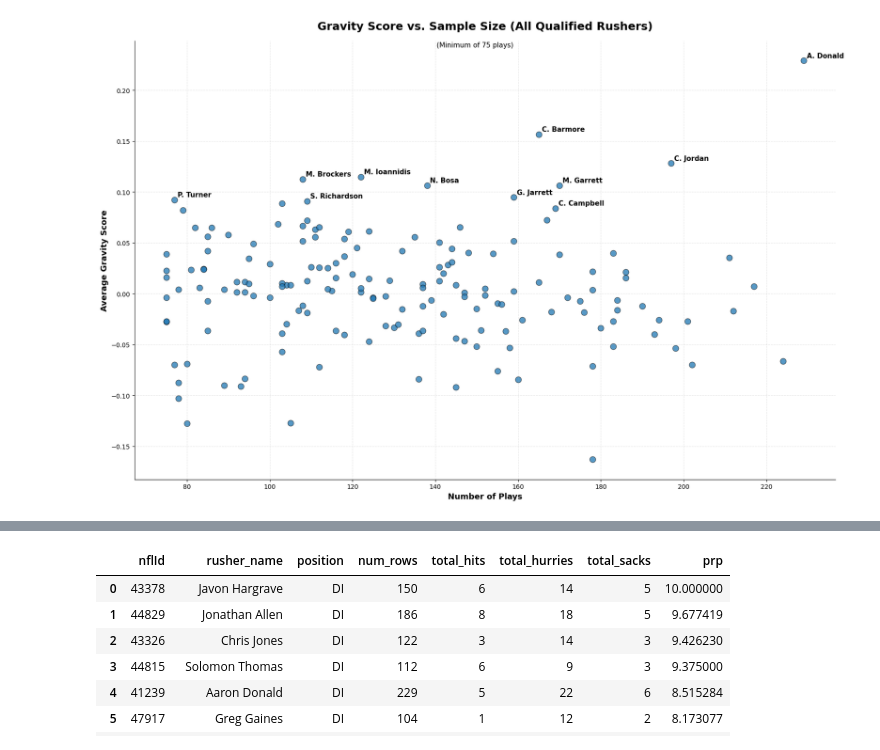
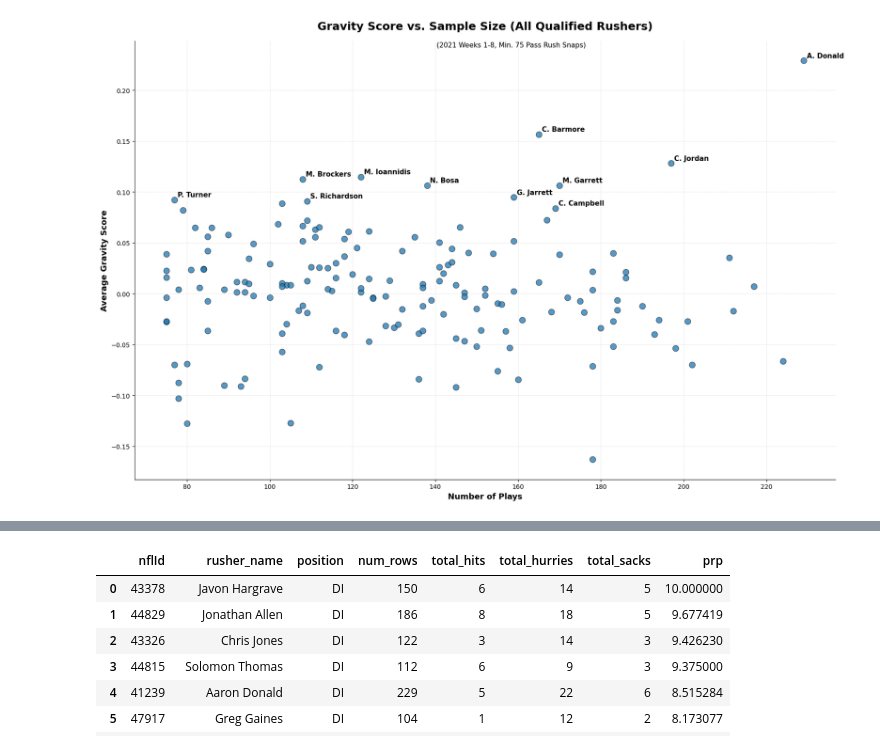
Before and after one commit to mouchatt6/BSA-Football-2026-Gravity-Metrics, a Jupyter notebook: Data Cleaning + Engineering/scripts/gravity_visualizations.ipynb, the cells around one changed output, grey strips where cells are left out. Drawn from its saved outputs; the diff is of its cells as text; code cells hidden in the pictures.

```diff
--- a/Data Cleaning + Engineering/scripts/gravity_visualizations.ipynb
+++ b/Data Cleaning + Engineering/scripts/gravity_visualizations.ipynb
@@ -321,35 +321,35 @@ for _, row in label_df.iterrows():
 # 5. Styling
 # --------------------------------------------
 ax.set_title(
     "Gravity Score vs. Sample Size (All Qualified Rushers)",
     fontsize=18,
     fontweight="bold",
     pad=18
 )
 
 ax.set_xlabel("Number of Plays", fontsize=13, fontweight="bold")
 ax.set_ylabel("Average Gravity Score", fontsize=13, fontweight="bold")
 
 ax.grid(True, linestyle="--", alpha=0.3)
 ax.spines["top"].set_visible(False)
 ax.spines["right"].set_visible(False)
 
 fig.text(
     0.45,
     0.934,
-    "(Minimum of 75 plays)",
+    "(2021 Weeks 1-8, Min. 75 Pass Rush Snaps)",
     fontsize=11
 )
 
 plt.tight_layout()
 
 output_dir = Path("../../Gravity Visualizations")
 output_dir.mkdir(parents=True, exist_ok=True)
 fig.savefig(output_dir / "all_qualified_rushers_gravity_score_vs_sample_size.png", dpi=300, bbox_inches="tight")
 
 plt.show()
 # %% [output]
-[figure, old version]
+[figure, new version]
 # %%
 df_merged
 # %% [output]
```
Also changed, not shown: parts of 4 cells of this notebook, 7 other files.
